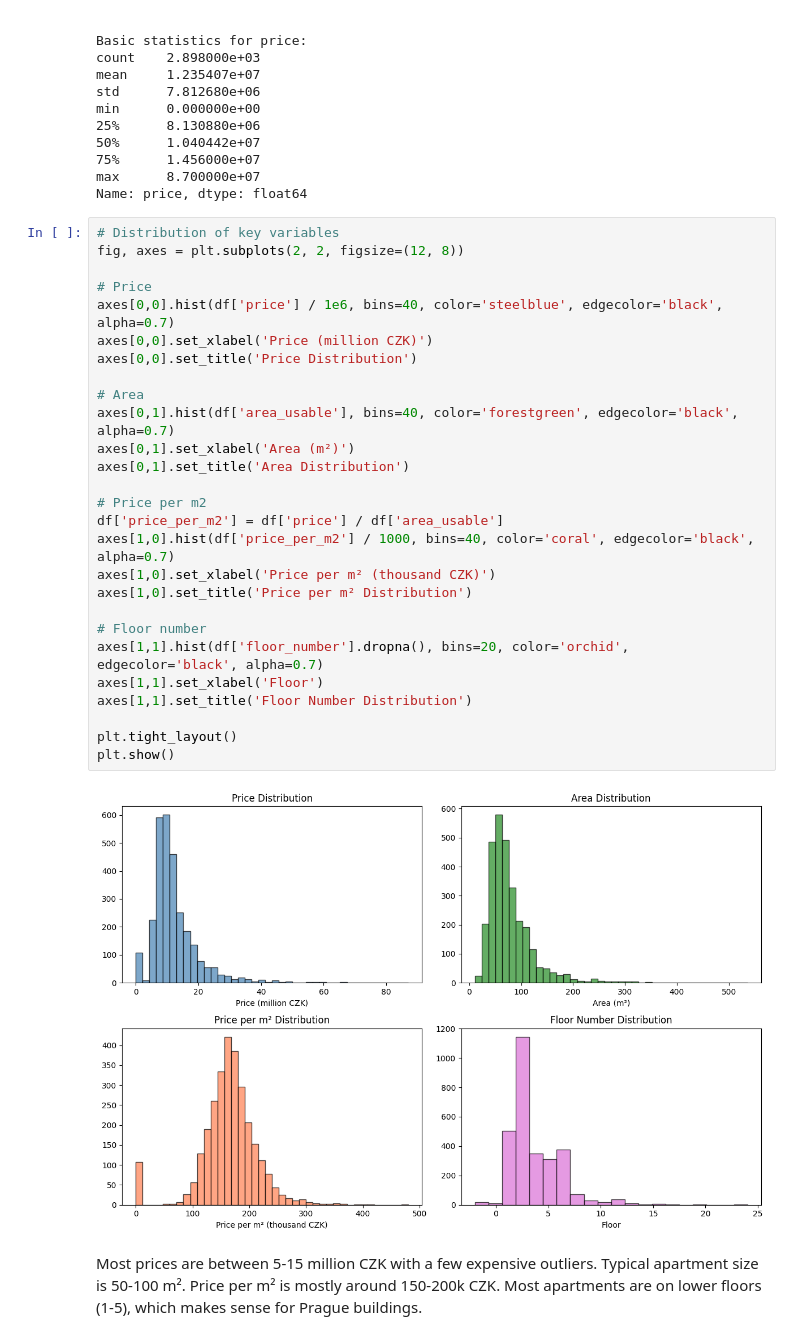
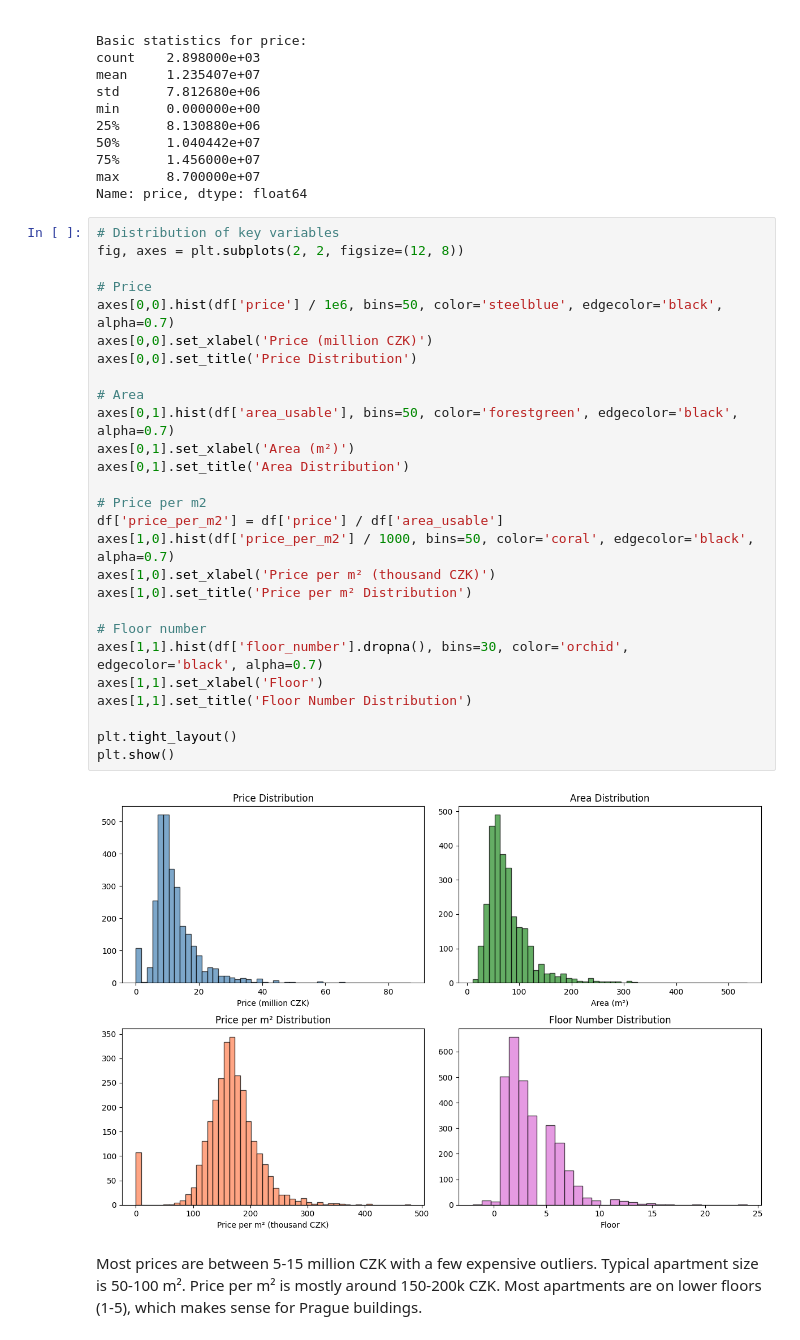
Before and after one commit to michal-dvoracek01/SemestralProject, a Jupyter notebook: Estate_PRG.ipynb, the cells around one changed output. Cells and saved outputs as stored; diff of their text form.

```diff
--- a/Estate_PRG.ipynb
+++ b/Estate_PRG.ipynb
@@ -69,32 +69,32 @@ Name: price, dtype: float64
 # %%
 # Distribution of key variables
 fig, axes = plt.subplots(2, 2, figsize=(12, 8))
 
 # Price
-axes[0,0].hist(df['price'] / 1e6, bins=40, color='steelblue', edgecolor='black', alpha=0.7)
+axes[0,0].hist(df['price'] / 1e6, bins=50, color='steelblue', edgecolor='black', alpha=0.7)
 axes[0,0].set_xlabel('Price (million CZK)')
 axes[0,0].set_title('Price Distribution')
 
 # Area
-axes[0,1].hist(df['area_usable'], bins=40, color='forestgreen', edgecolor='black', alpha=0.7)
+axes[0,1].hist(df['area_usable'], bins=50, color='forestgreen', edgecolor='black', alpha=0.7)
 axes[0,1].set_xlabel('Area (m²)')
 axes[0,1].set_title('Area Distribution')
 
 # Price per m2
 df['price_per_m2'] = df['price'] / df['area_usable']
-axes[1,0].hist(df['price_per_m2'] / 1000, bins=40, color='coral', edgecolor='black', alpha=0.7)
+axes[1,0].hist(df['price_per_m2'] / 1000, bins=50, color='coral', edgecolor='black', alpha=0.7)
 axes[1,0].set_xlabel('Price per m² (thousand CZK)')
 axes[1,0].set_title('Price per m² Distribution')
 
 # Floor number
-axes[1,1].hist(df['floor_number'].dropna(), bins=20, color='orchid', edgecolor='black', alpha=0.7)
+axes[1,1].hist(df['floor_number'].dropna(), bins=30, color='orchid', edgecolor='black', alpha=0.7)
 axes[1,1].set_xlabel('Floor')
 axes[1,1].set_title('Floor Number Distribution')
 
 plt.tight_layout()
 plt.show()
 # %% [output]
-[figure, old version]
+[figure, new version]
 # %% [markdown]
 Most prices are between 5-15 million CZK with a few expensive outliers. Typical apartment size is 50-100 m². Price per m² is mostly around 150-200k CZK. Most apartments are on lower floors (1-5), which makes sense for Prague buildings.
 # %%
```
Also changed, not shown: parts of 8 cells of this notebook, 1 other file.
